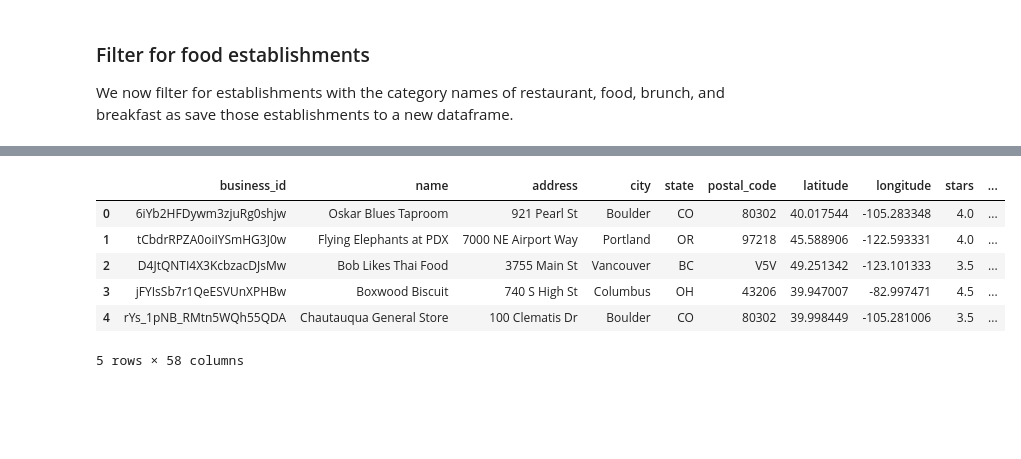
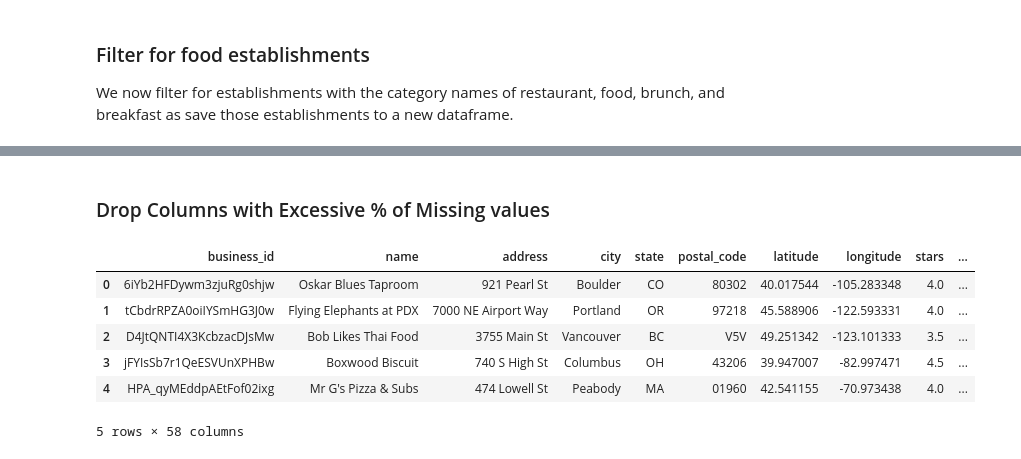
Before and after one commit to allistaircota/rate_my_restaurant, a Jupyter notebook: notebooks/Business Dataset Initial File Processing.ipynb, the cells around one changed output, grey strips where cells are left out. Cells and saved outputs as stored; diff of their text form; code cells hidden in the pictures; blank space fills up the shorter version.

```diff
--- a/notebooks/Business Dataset Initial File Processing.ipynb
+++ b/notebooks/Business Dataset Initial File Processing.ipynb
@@ -98,8 +43,8 @@ Name: categories, dtype: int64
 
 We now filter for establishments with the category names of restaurant, food, brunch, and breakfast as save those establishments to a new dataframe.
 # %%
-restaurant_df = (business_df[business_df['categories'].str.contains('restaurant|food|brunch|breakfast', case=False) == True]).reset_index(drop=True)
-restaurant_df.head()
+restaurant_df = business_df[business_df['categories'].str.contains('restaurant', case=False)==True].reset_index().drop('index', axis=1)
+restaurant_df
 # %% [output]
 |  | business_id | name | address | city | state | postal_code | latitude | longitude | stars | ... |
 | 0 | 6iYb2HFDywm3zjuRg0shjw | Oskar Blues Taproom | 921 Pearl St | Boulder | CO | 80302 | 40.017544 | -105.283348 | 4.0 | ... |
@@ -153,8 +65,0 @@ There are some categories here which are not related to our analysis. We will dr
-# %%
-categories_to_drop = ['Food Safety Training','Food Trucks', 'Food Delivery Services',
-                      'Food Stands', 'Food Court','Restaurant Supplies', 'Food Banks',
-                      'Seafood Markets','Imported Food']
-
-# Save the rows that are not categorized by the labels in categories_to_drop
-restaurant_df = restaurant_df[~restaurant_df['categories'].isin(categories_to_drop)]
-restaurant_df.shape
@@ -165,3 +65,0 @@ As mentioned earlier, the explode() method created duplicate rows for each busin
-# %%
-restaurant_df = restaurant_df.drop_duplicates(subset=['business_id'], ignore_index=True)
-restaurant_df.head()
@@ -194,0 +80,3 @@ restaurant_df.shape
+# %%
+restaurant_df = pd.concat([restaurant_df, restaurant_df['hours'].apply(pd.Series)], axis=1).drop('hours', axis=1)
+restaurant_df
@@ -275,15 +133,17 @@ restaurant_df1.iloc[:,12:]
+# %% [markdown]
+### Drop Columns with Excessive % of Missing values
 # %%
-restaurant_df2 = restaurant_df1.copy()
+restaurant_df2 = restaurant_df.copy()
 
 # Verfiy
 restaurant_df2.head()
 # %% [output]
 |  | business_id | name | address | city | state | postal_code | latitude | longitude | stars | ... |
 | 0 | 6iYb2HFDywm3zjuRg0shjw | Oskar Blues Taproom | 921 Pearl St | Boulder | CO | 80302 | 40.017544 | -105.283348 | 4.0 | ... |
 | 1 | tCbdrRPZA0oiIYSmHG3J0w | Flying Elephants at PDX | 7000 NE Airport Way | Portland | OR | 97218 | 45.588906 | -122.593331 | 4.0 | ... |
 | 2 | D4JtQNTI4X3KcbzacDJsMw | Bob Likes Thai Food | 3755 Main St | Vancouver | BC | V5V | 49.251342 | -123.101333 | 3.5 | ... |
 | 3 | jFYIsSb7r1QeESVUnXPHBw | Boxwood Biscuit | 740 S High St | Columbus | OH | 43206 | 39.947007 | -82.997471 | 4.5 | ... |
-| 4 | rYs_1pNB_RMtn5WQh55QDA | Chautauqua General Store | 100 Clematis Dr | Boulder | CO | 80302 | 39.998449 | -105.281006 | 3.5 | ... |
+| 4 | HPA_qyMEddpAEtFof02ixg | Mr G's Pizza & Subs | 474 Lowell St | Peabody | MA | 01960 | 42.541155 | -70.973438 | 4.0 | ... |
 5 rows × 58 columns
 # %%
 restaurant_df2.info()
```
Also changed, not shown: parts of 78 cells of this notebook.
